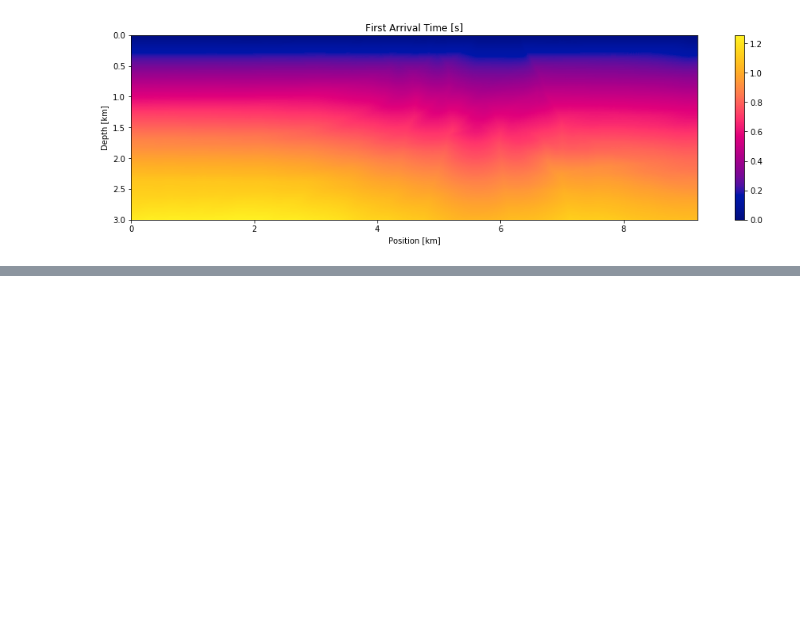
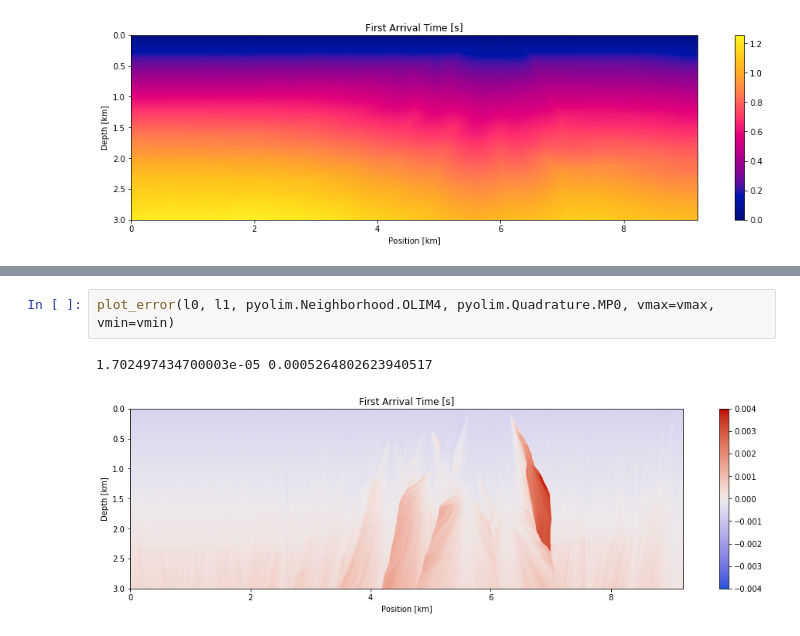
Before and after one commit to sampotter/olim-plots, a Jupyter notebook: marmousi.ipynb, the cells around one changed output, grey strips where cells are left out. Saved outputs shown, nothing was run; the diff lists cells and outputs as text; blank space fills up the shorter version.

```diff
--- a/marmousi.ipynb
+++ b/marmousi.ipynb
@@ -127,0 +199,5 @@ fig.tight_layout()
+# %%
+plot_error(l0, l1, pyolim.Neighborhood.OLIM4, pyolim.Quadrature.MP0, vmax=vmax, vmin=vmin)
+# %% [output]
+1.702497434700003e-05 0.0005264802623940517
+[figure, added]
```
Also changed, not shown: parts of 23 cells of this notebook.
